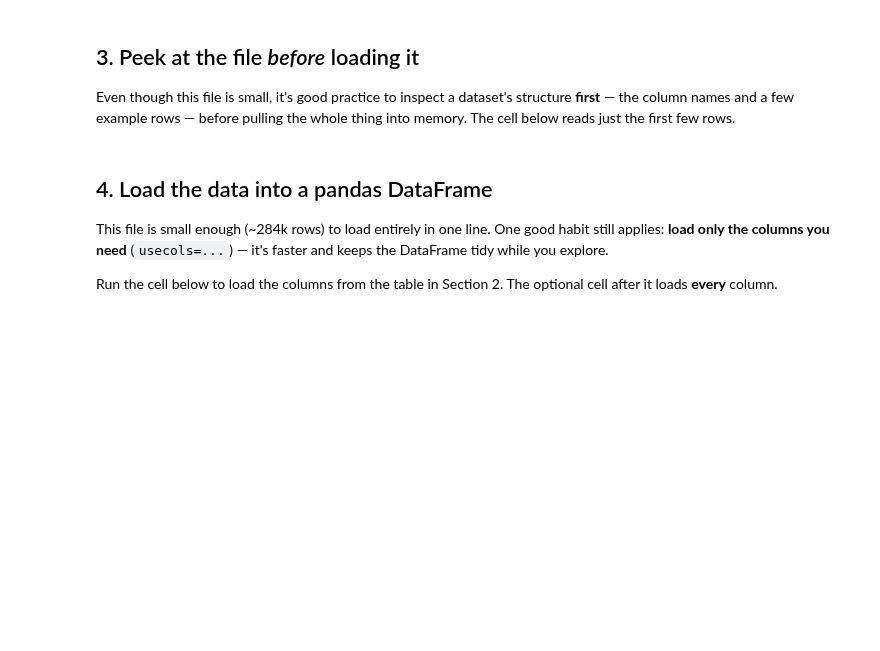
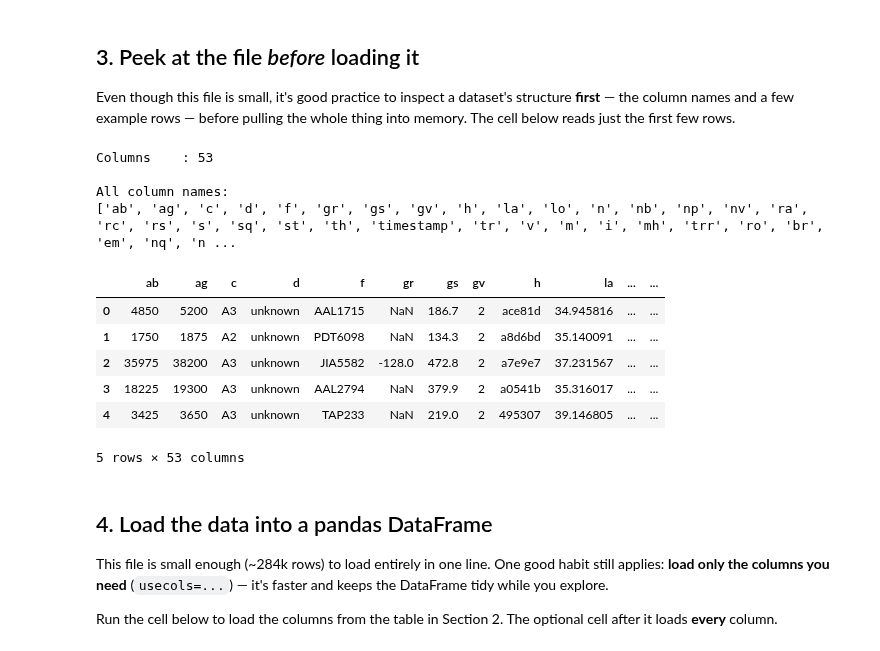
Before and after one commit to LU-AI-Club/ai-club-skywatch, a Jupyter notebook: notebooks/example_eda.ipynb, the cells around one changed output. Drawn from its saved outputs; the diff is of its cells as text; code cells hidden in the pictures; blank space fills up the shorter version.

```diff
--- a/notebooks/example_eda.ipynb
+++ b/notebooks/example_eda.ipynb
@@ -119,19 +122,34 @@ Even though this file is small, it's good practice to inspect a dataset's struct
 # %%
 from pathlib import Path
 
-# The CSV lives in the repo root, one level up from this notebooks/ folder.
-# Try both locations so it works whether the kernel's working directory is the
-# repo root or the notebooks/ folder.
-CSV_PATH = Path("lynchburg_adsb.csv")
-if not CSV_PATH.exists():
-    CSV_PATH = Path("..") / "data" / "lynchburg_adsb.csv"
+# Try common launch locations so this works from the repo root or notebooks/.
+csv_candidates = [
+    Path("lynchburg_adsb.csv"),
+    Path("data") / "lynchburg_adsb.csv",
+    Path("..") / "data" / "lynchburg_adsb.csv",
+]
+CSV_PATH = next((path for path in csv_candidates if path.exists()), None)
+if CSV_PATH is None:
+    raise FileNotFoundError("Could not find lynchburg_adsb.csv in the repo data folder")
 
 # Read only the first few rows to see the structure without loading everything.
 preview = pd.read_csv(CSV_PATH, nrows=5)
 print(f"Columns    : {preview.shape[1]}")
 print("\nAll column names:")
 print(list(preview.columns))
 preview
+# %% [output]
+Columns    : 53
+
+All column names:
+['ab', 'ag', 'c', 'd', 'f', 'gr', 'gs', 'gv', 'h', 'la', 'lo', 'n', 'nb', 'np', 'nv', 'ra', 'rc', 'rs', 's', 'sq', 'st', 'th', 'timestamp', 'tr', 'v', 'm', 'i', 'mh', 'trr', 'ro', 'br', 'em', 'nq', 'n ...
+|  | ab | ag | c | d | f | gr | gs | gv | h | la | ... | ... |
+| 0 | 4850 | 5200 | A3 | unknown | AAL1715 | NaN | 186.7 | 2 | ace81d | 34.945816 | ... | ... |
+| 1 | 1750 | 1875 | A2 | unknown | PDT6098 | NaN | 134.3 | 2 | a8d6bd | 35.140091 | ... | ... |
+| 2 | 35975 | 38200 | A3 | unknown | JIA5582 | -128.0 | 472.8 | 2 | a7e9e7 | 37.231567 | ... | ... |
+| 3 | 18225 | 19300 | A3 | unknown | AAL2794 | NaN | 379.9 | 2 | a0541b | 35.316017 | ... | ... |
+| 4 | 3425 | 3650 | A3 | unknown | TAP233 | NaN | 219.0 | 2 | 495307 | 39.146805 | ... | ... |
+5 rows × 53 columns
 # %% [markdown]
 ## 4. Load the data into a pandas DataFrame
 
```
Also changed, not shown: parts of 12 cells of this notebook.
